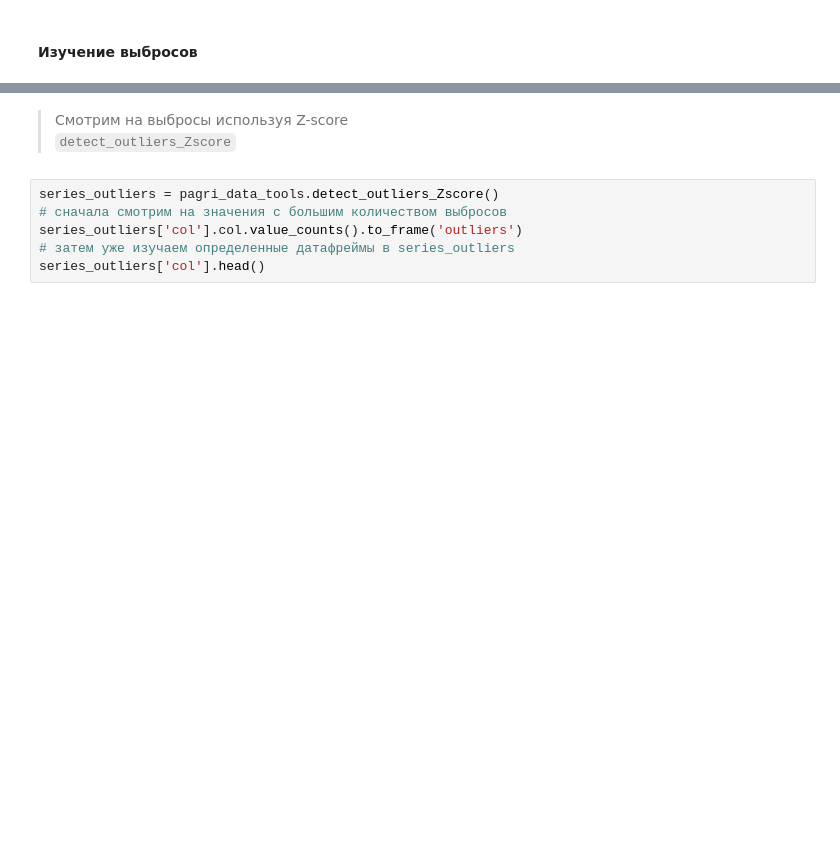
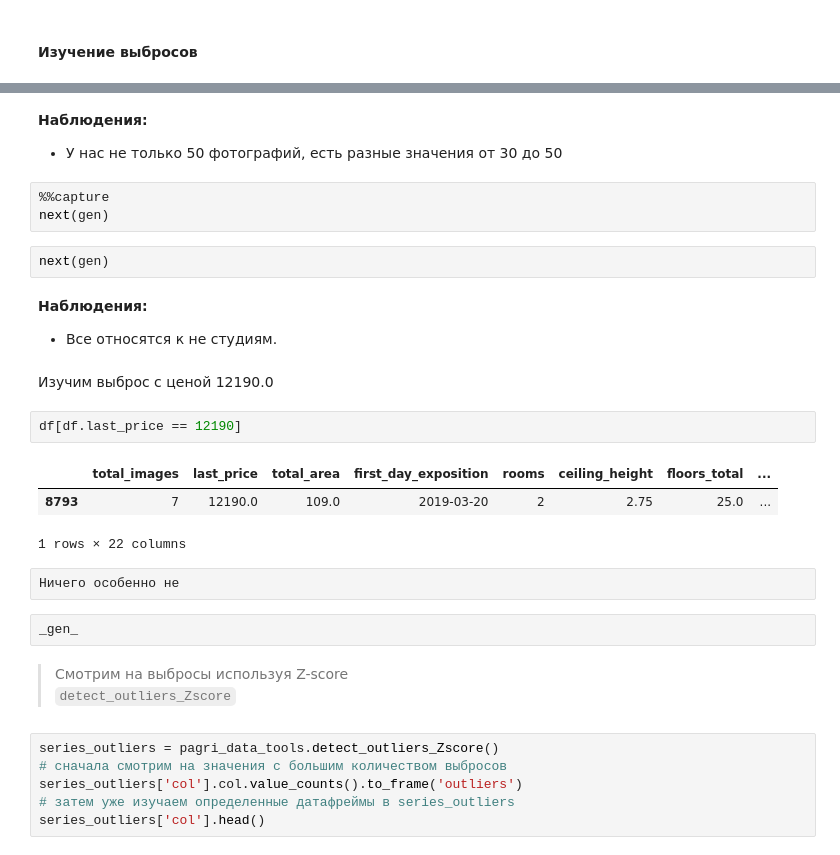
Before and after one commit to PAGriAnalytics/pagri-projects, a Jupyter notebook: quarto/projects/housing-ads-investigation/housing_ads_investigation.ipynb, the cells around one changed output, grey strips where cells are left out. Drawn from its saved outputs; the diff is of its cells as text; blank space fills up the shorter version.

```diff
--- a/quarto/projects/housing-ads-investigation/housing_ads_investigation.ipynb
+++ b/quarto/projects/housing-ads-investigation/housing_ads_investigation.ipynb
@@ -480,3 +459,26 @@ next(gen)
+# %% [markdown]
+**Наблюдения:**
+- У нас не только 50 фотографий, есть разные значения от 30 до 50
+# %%
+%%capture
+next(gen)
+# %%
+next(gen)
+# %% [markdown]
+**Наблюдения:**
+- Все относятся к не студиям.
+# %% [markdown]
+Изучим выброс с ценой 12190.0
+# %%
+df[df.last_price == 12190]
+# %% [output]
+|  | total_images | last_price | total_area | first_day_exposition | rooms | ceiling_height | floors_total | ... |
+| 8793 | 7 | 12190.0 | 109.0 | 2019-03-20 | 2 | 2.75 | 25.0 | ... |
+1 rows × 22 columns
+# %%
+Ничего особенно не
+# %%
+_gen_
 # %% [markdown]
 >Смотрим на выбросы используя Z-score
 >`detect_outliers_Zscore`
```
Also changed, not shown: parts of 69 cells of this notebook, 1 other file.
